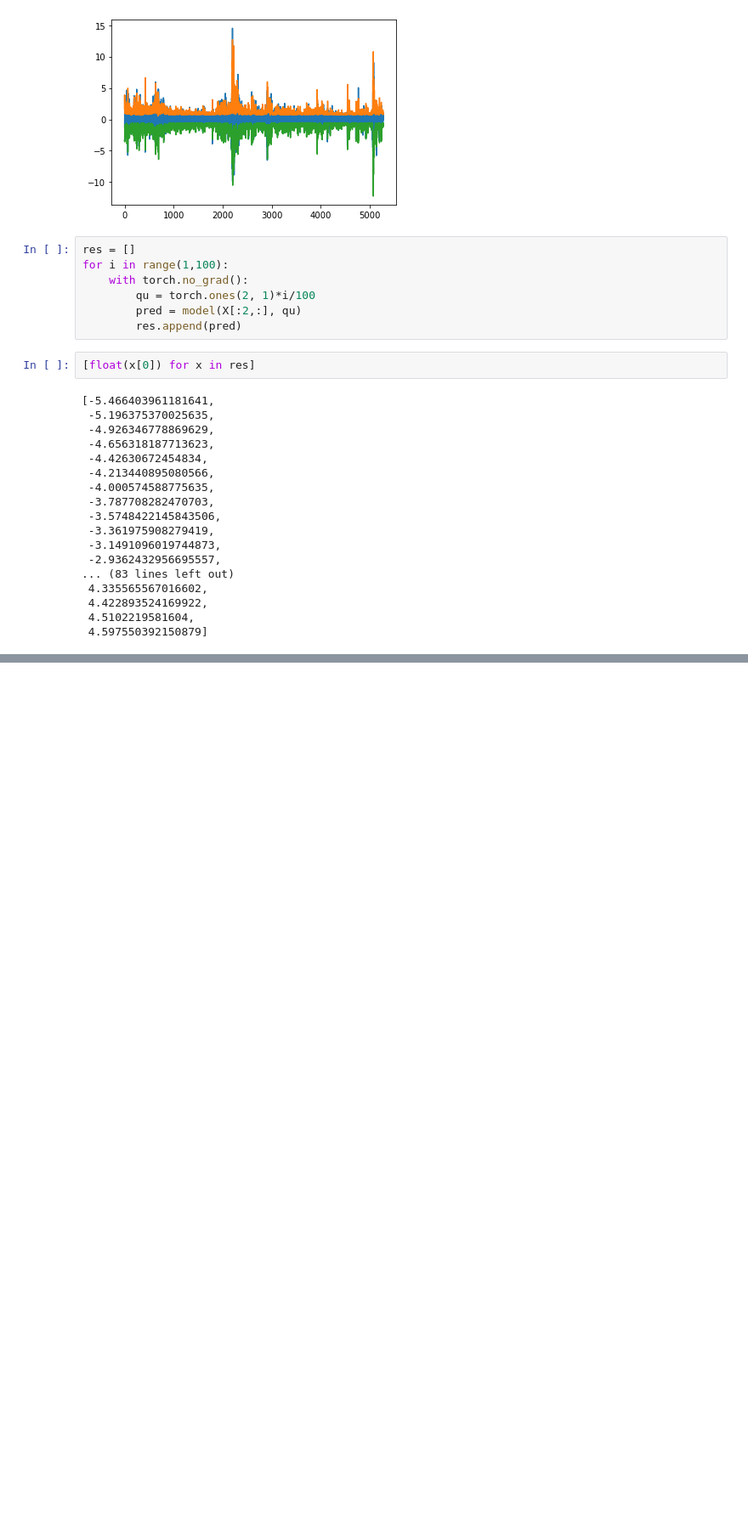
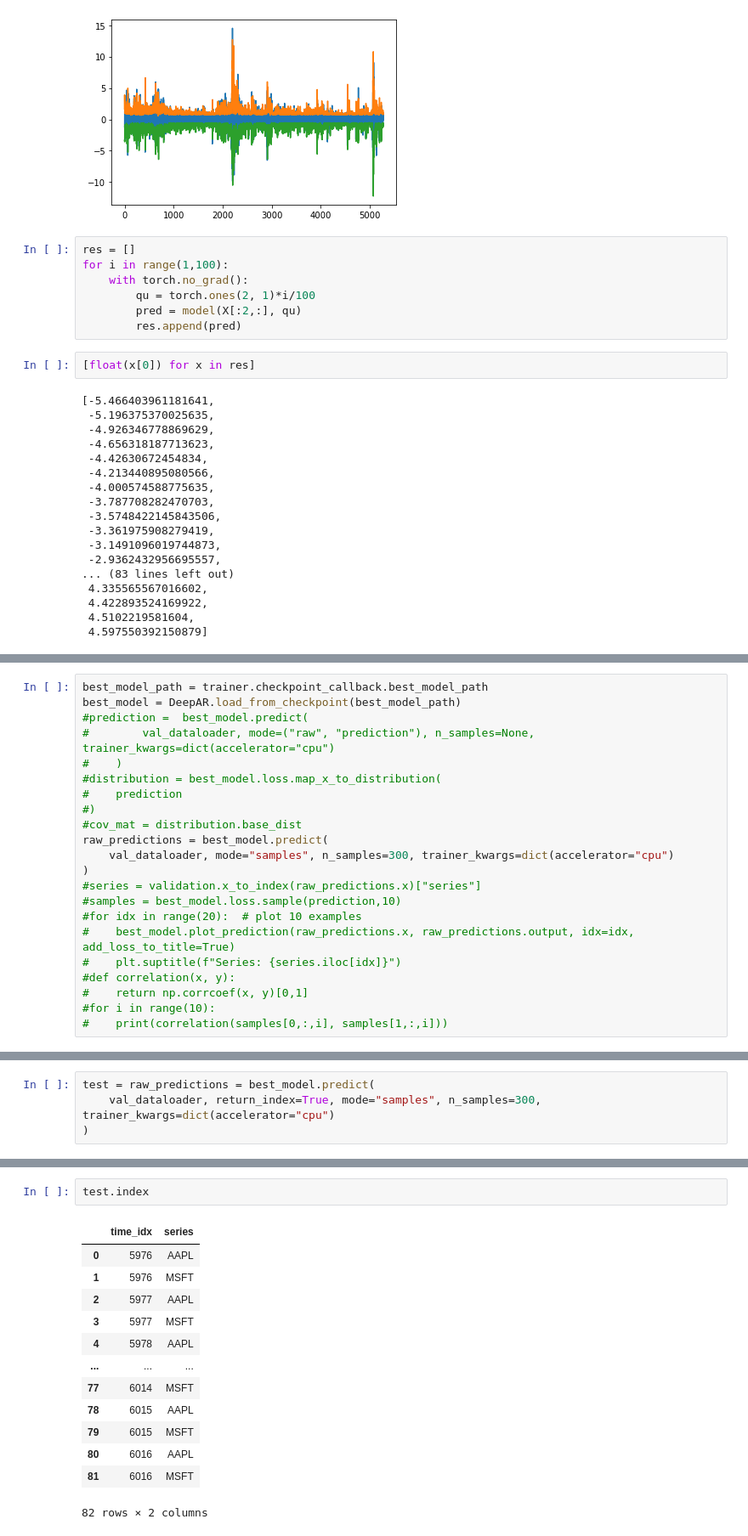
Before and after one commit to MangoDataIO/tofina, a Jupyter notebook: notebooks/distributions.ipynb, the cells around one changed output, grey strips where cells are left out. Shown at 85% size. Drawn from its saved outputs; the diff is of its cells as text; blank space fills up the shorter version.

```diff
--- a/notebooks/distributions.ipynb
+++ b/notebooks/distributions.ipynb
@@ -681,0 +828,22 @@ option_data
+# %%
+best_model_path = trainer.checkpoint_callback.best_model_path
+best_model = DeepAR.load_from_checkpoint(best_model_path)
+#prediction =  best_model.predict(
+#        val_dataloader, mode=("raw", "prediction"), n_samples=None, trainer_kwargs=dict(accelerator="cpu")
+#    )
+#distribution = best_model.loss.map_x_to_distribution(
+#    prediction
+#)
+#cov_mat = distribution.base_dist
+raw_predictions = best_model.predict(
+    val_dataloader, mode="samples", n_samples=300, trainer_kwargs=dict(accelerator="cpu")
+)
+#series = validation.x_to_index(raw_predictions.x)["series"]
+#samples = best_model.loss.sample(prediction,10)
+#for idx in range(20):  # plot 10 examples
+#    best_model.plot_prediction(raw_predictions.x, raw_predictions.output, idx=idx, add_loss_to_title=True)
+#    plt.suptitle(f"Series: {series.iloc[idx]}")
+#def correlation(x, y):
+#    return np.corrcoef(x, y)[0,1]
+#for i in range(10):
+#    print(correlation(samples[0,:,i], samples[1,:,i]))
@@ -681,0 +854,4 @@ option_data
+# %%
+test = raw_predictions = best_model.predict(
+    val_dataloader, return_index=True, mode="samples", n_samples=300, trainer_kwargs=dict(accelerator="cpu")
+)
@@ -681,0 +860,16 @@ option_data
+# %%
+test.index
+# %% [output]
+|  | time_idx | series |
+| 0 | 5976 | AAPL |
+| 1 | 5976 | MSFT |
+| 2 | 5977 | AAPL |
+| 3 | 5977 | MSFT |
+| 4 | 5978 | AAPL |
+| ... | ... | ... |
+| 77 | 6014 | MSFT |
+| 78 | 6015 | AAPL |
+| 79 | 6015 | MSFT |
+| 80 | 6016 | AAPL |
+| 81 | 6016 | MSFT |
+82 rows × 2 columns
```
Also changed, not shown: parts of 24 cells of this notebook, 16 other files.
